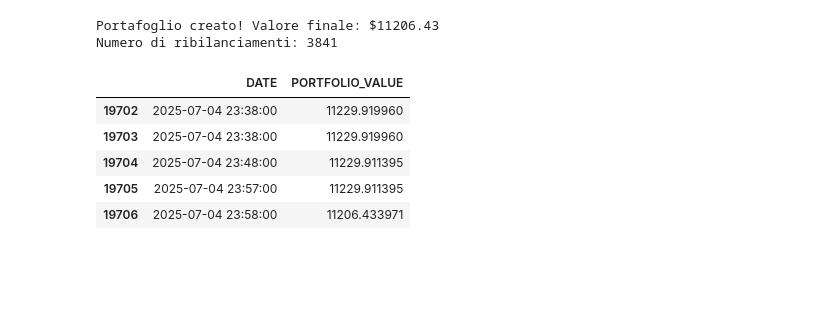
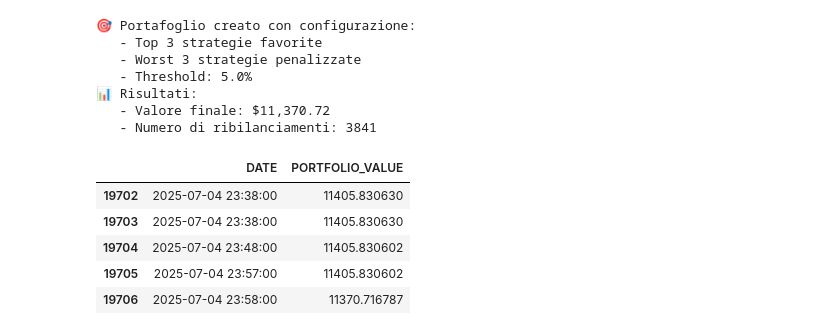
Before and after one commit to edoardoCame/bollingerBands, a Jupyter notebook: notebooks/dynamic rebalance.ipynb, the cells around one changed output. Saved outputs shown, nothing was run; the diff lists cells and outputs as text; code cells hidden in the pictures; blank space fills up the shorter version.

Commit message:
Implement code changes to enhance functionality and improve performance

```diff
--- a/notebooks/dynamic rebalance.ipynb
+++ b/notebooks/dynamic rebalance.ipynb
@@ -0,0 +1,20 @@
+# %%
+# =============================================================================
+# CONFIGURAZIONE PARAMETRI PORTAFOGLIO DINAMICO
+# =============================================================================
+
+# Parametri di ranking delle strategie
+N_TOP_STRATEGIES = 3      # Numero di strategie migliori da favorire
+N_WORST_STRATEGIES = 3    # Numero di strategie peggiori da penalizzare
+
+# Altri parametri configurabili
+DEFAULT_REBALANCE_THRESHOLD = 0.05  # Threshold di ribilanciamento di default (5%)
+REBALANCE_FREQUENCY = 'W'           # Frequenza di ribilanciamento ('W' = settimanale)
+INITIAL_PORTFOLIO_VALUE = 10000.0   # Valore iniziale del portafoglio
+
+print(f"📊 CONFIGURAZIONE PORTAFOGLIO DINAMICO")
+print(f"Top strategies da favorire: {N_TOP_STRATEGIES}")
+print(f"Worst strategies da penalizzare: {N_WORST_STRATEGIES}")
+print(f"Threshold di ribilanciamento default: {DEFAULT_REBALANCE_THRESHOLD:.1%}")
+print(f"Frequenza ribilanciamento: {REBALANCE_FREQUENCY}")
+print(f"Valore iniziale portafoglio: ${INITIAL_PORTFOLIO_VALUE:,.0f}")
@@ -89,7 +116,9 @@ Numero di osservazioni: 19707
 | 3 | 2024-01-02 03:04:00 | 10018.1 | 10000.0 | 10000.0 | 10000.0 | ... |
 | 4 | 2024-01-02 03:05:00 | 10018.1 | 10000.0 | 10000.0 | 10000.0 | ... |
 # %%
-def dynamic_rebalance_portfolio(df, balance_cols, rebalance_threshold=0.05, rebalance_freq='W'):
+def dynamic_rebalance_portfolio(df, balance_cols, rebalance_threshold=DEFAULT_REBALANCE_THRESHOLD,
+                               rebalance_freq=REBALANCE_FREQUENCY, n_top=N_TOP_STRATEGIES,
+                               n_worst=N_WORST_STRATEGIES):
     """
     Implementa un portafoglio con ribilanciamento dinamico basato sulla performance settimanale.
 
@@ -98,6 +127,8 @@ def dynamic_rebalance_portfolio(df, balance_cols, rebalance_threshold=0.05, reba
     - balance_cols: lista delle colonne balance
     - rebalance_threshold: percentuale da redistribuire (0.05 = 5%)
     - rebalance_freq: frequenza di ribilanciamento ('W' = settimanale)
+    - n_top: numero di strategie migliori da favorire
+    - n_worst: numero di strategie peggiori da penalizzare
     """
 
     # Copia del DataFrame
@@ -109,7 +140,7 @@ def dynamic_rebalance_portfolio(df, balance_cols, rebalance_threshold=0.05, reba
     weights = pd.DataFrame(index=data.index, columns=balance_cols)
     weights.iloc[0] = initial_weight
 
-    # Calcola i rendimenti normalizzati (da 10000 iniziale)
+    # Calcola i rendimenti normalizzati (da valore iniziale)
     returns_df = data[balance_cols].pct_change().fillna(0)
 
     # Traccia la performance settimanale
@@ -117,7 +148,7 @@ def dynamic_rebalance_portfolio(df, balance_cols, rebalance_threshold=0.05, reba
     rebalance_dates = []
 
     # Variabili per il portafoglio
-    portfolio_value = [10000.0]  # Valore iniziale del portafoglio
+    portfolio_value = [INITIAL_PORTFOLIO_VALUE]  # Valore iniziale del portafoglio
     current_weights = np.array([initial_weight] * n_strategies)
 
     # Resample per settimane (usando l'ultimo valore di ogni settimana)
@@ -154,12 +185,12 @@ def dynamic_rebalance_portfolio(df, balance_cols, rebalance_threshold=0.05, reba
             # Ordina per performance
             sorted_strategies = sorted(week_performance.items(), key=lambda x: x[1], reverse=True)
 
-            # Prendi le top 5 e le worst 5 (o meno se ci sono meno strategie)
-            n_top = min(5, len(sorted_strategies))
-            n_worst = min(5, len(sorted_strategies))
+            # Prendi le top N e le worst N strategie (o meno se ci sono meno strategie)
+            n_top_actual = min(n_top, len(sorted_strategies))
+            n_worst_actual = min(n_worst, len(sorted_strategies))
 
-            top_strategies = [s[0] for s in sorted_strategies[:n_top]]
-            worst_strategies = [s[0] for s in sorted_strategies[-n_worst:]]
+            top_strategies = [s[0] for s in sorted_strategies[:n_top_actual]]
+            worst_strategies = [s[0] for s in sorted_strategies[-n_worst_actual:]]
 
             # Calcola i nuovi pesi
             new_weights = current_weights.copy()
@@ -169,7 +200,7 @@ def dynamic_rebalance_portfolio(df, balance_cols, rebalance_threshold=0.05, reba
             for col in worst_strategies:
                 if col in balance_cols:
                     idx = balance_cols.index(col)
-                    reduction = min(rebalance_threshold / n_worst, new_weights[idx] * 0.5)  # Max 50% reduction
+                    reduction = min(rebalance_threshold / n_worst_actual, new_weights[idx] * 0.5)  # Max 50% reduction
                     new_weights[idx] -= reduction
                     total_removed += reduction
 
@@ -177,45 +208,57 @@ def dynamic_rebalance_portfolio(df, balance_cols, rebalance_threshold=0.05, reba
             for col in top_strategies:
                 if col in balance_cols:
                     idx = balance_cols.index(col)
-                    new_weights[idx] += total_removed / n_top
+                    new_weights[idx] += total_removed / n_top_actual
 
             # Normalizza i pesi per assicurarsi che sommino a 1
             new_weights = new_weights / np.sum(new_weights)
             current_weights = new_weights
 
             # Salva per analisi
             weekly_performance.append({
                 'date': current_date,
                 'top_strategies': top_strategies,
                 'worst_strategies': worst_strategies,
-                'performance': week_performance
+                'performance': week_performance,
+                'n_top_used': n_top_actual,
+                'n_worst_used': n_worst_actual
             })
             rebalance_dates.append(current_date)
 
     # Crea DataFrame dei risultati
     weights_df = pd.DataFrame(weights.values, columns=balance_cols, index=data['DATE'])
     portfolio_df = pd.DataFrame({
         'DATE': data['DATE'],
         'PORTFOLIO_VALUE': portfolio_value
     })
 
     return portfolio_df, weights_df, weekly_performance, rebalance_dates
 
-# Test con threshold di esempio
+# Test con parametri configurabili
 portfolio_result, weights_result, weekly_perf, rebal_dates = dynamic_rebalance_portfolio(
-    merged_ffill, balance_cols, rebalance_threshold=0.05
+    merged_ffill, balance_cols, rebalance_threshold=DEFAULT_REBALANCE_THRESHOLD
 )
 
-print(f"Portafoglio creato! Valore finale: ${portfolio_result['PORTFOLIO_VALUE'].iloc[-1]:.2f}")
-print(f"Numero di ribilanciamenti: {len(rebal_dates)}")
+print(f"🎯 Portafoglio creato con configurazione:")
+print(f"   - Top {N_TOP_STRATEGIES} strategie favorite")
+print(f"   - Worst {N_WORST_STRATEGIES} strategie penalizzate")
+print(f"   - Threshold: {DEFAULT_REBALANCE_THRESHOLD:.1%}")
+print(f"📊 Risultati:")
+print(f"   - Valore finale: ${portfolio_result['PORTFOLIO_VALUE'].iloc[-1]:,.2f}")
+print(f"   - Numero di ribilanciamenti: {len(rebal_dates)}")
 portfolio_result.tail()
 # %% [output]
-Portafoglio creato! Valore finale: $11206.43
-Numero di ribilanciamenti: 3841
+🎯 Portafoglio creato con configurazione:
+   - Top 3 strategie favorite
+   - Worst 3 strategie penalizzate
+   - Threshold: 5.0%
+📊 Risultati:
+   - Valore finale: $11,370.72
+   - Numero di ribilanciamenti: 3841
 |  | DATE | PORTFOLIO_VALUE |
-| 19702 | 2025-07-04 23:38:00 | 11229.919960 |
-| 19703 | 2025-07-04 23:38:00 | 11229.919960 |
-| 19704 | 2025-07-04 23:48:00 | 11229.911395 |
-| 19705 | 2025-07-04 23:57:00 | 11229.911395 |
-| 19706 | 2025-07-04 23:58:00 | 11206.433971 |
+| 19702 | 2025-07-04 23:38:00 | 11405.830630 |
+| 19703 | 2025-07-04 23:38:00 | 11405.830630 |
+| 19704 | 2025-07-04 23:48:00 | 11405.830602 |
+| 19705 | 2025-07-04 23:57:00 | 11405.830602 |
+| 19706 | 2025-07-04 23:58:00 | 11370.716787 |
 # %%
```
Also changed, not shown: parts of 6 cells of this notebook.
